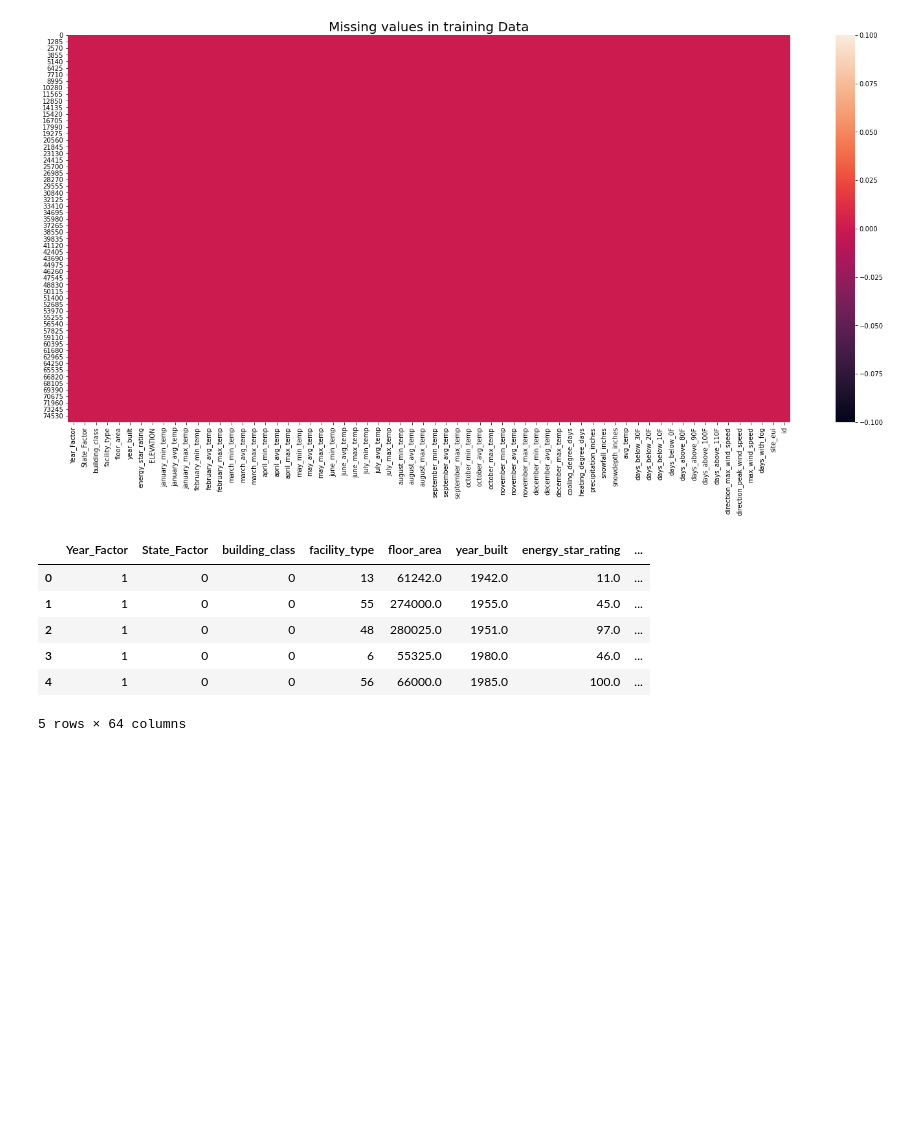
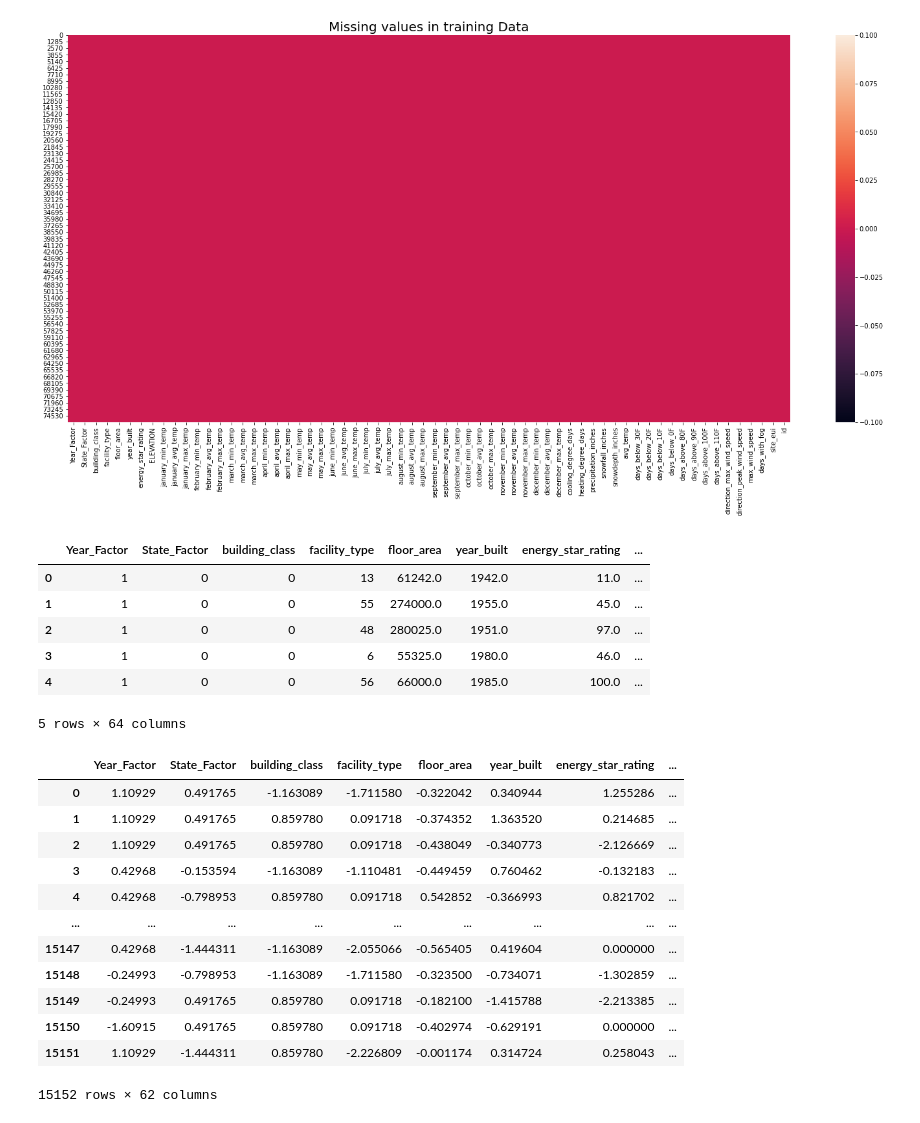
Before and after one commit to vedanthv/Site-Energy-Intensity-Prediction, a Jupyter notebook: explanable_ai.ipynb, the cells around one changed output. Cells and saved outputs as stored; diff of their text form; code cells hidden in the pictures; blank space fills up the shorter version.

```diff
--- a/explanable_ai.ipynb
+++ b/explanable_ai.ipynb
@@ -117,3 +117,22 @@ trainnames = copy.deepcopy(train)
 scaler = StandardScaler()
 train = scaler.fit_transform(train)
 test = scaler.transform(test)
+# %%
+from sklearn.model_selection import train_test_split
+X_train, X_test, y_train, y_test = train_test_split(train, y, test_size = 0.2, random_state = 50)
+X_test_ft=pd.DataFrame(X_test,columns=trainnames.columns)
+X_test_ft
+# %% [output]
+|  | Year_Factor | State_Factor | building_class | facility_type | floor_area | year_built | energy_star_rating | ... |
+| 0 | 1.10929 | 0.491765 | -1.163089 | -1.711580 | -0.322042 | 0.340944 | 1.255286 | ... |
+| 1 | 1.10929 | 0.491765 | 0.859780 | 0.091718 | -0.374352 | 1.363520 | 0.214685 | ... |
+| 2 | 1.10929 | 0.491765 | 0.859780 | 0.091718 | -0.438049 | -0.340773 | -2.126669 | ... |
+| 3 | 0.42968 | -0.153594 | -1.163089 | -1.110481 | -0.449459 | 0.760462 | -0.132183 | ... |
+| 4 | 0.42968 | -0.798953 | 0.859780 | 0.091718 | 0.542852 | -0.366993 | 0.821702 | ... |
+| ... | ... | ... | ... | ... | ... | ... | ... | ... |
+| 15147 | 0.42968 | -1.444311 | -1.163089 | -2.055066 | -0.565405 | 0.419604 | 0.000000 | ... |
+| 15148 | -0.24993 | -0.798953 | -1.163089 | -1.711580 | -0.323500 | -0.734071 | -1.302859 | ... |
+| 15149 | -0.24993 | 0.491765 | 0.859780 | 0.091718 | -0.182100 | -1.415788 | -2.213385 | ... |
+| 15150 | -1.60915 | 0.491765 | 0.859780 | 0.091718 | -0.402974 | -0.629191 | 0.000000 | ... |
+| 15151 | 1.10929 | -1.444311 | 0.859780 | -2.226809 | -0.001174 | 0.314724 | 0.258043 | ... |
+15152 rows × 62 columns
```
Also changed, not shown: parts of 3 cells of this notebook.
